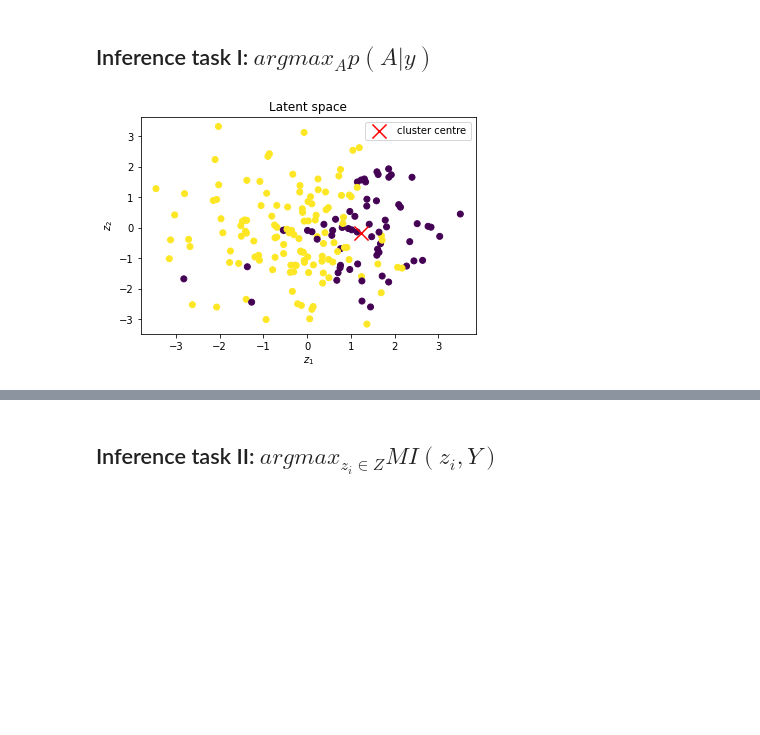
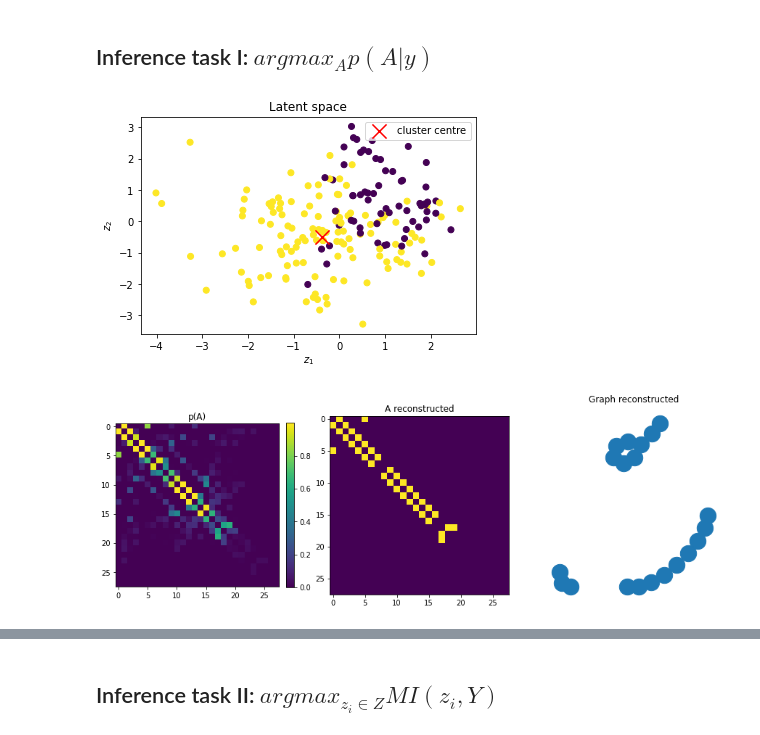
Before and after one commit to maxxxzdn/eegVAE, a Jupyter notebook: Notebook.ipynb, the cells around one changed output, grey strips where cells are left out. Cells and saved outputs as stored; diff of their text form; code cells hidden in the pictures; blank space fills up the shorter version.

```diff
--- a/Notebook.ipynb
+++ b/Notebook.ipynb
@@ -144,4 +151,22 @@ if model.latent_dim == 2:
 # %% [markdown]
 ## Inference task I: $argmax_{A}p(A|y)$
 # %%
-y = 0
+y = 1
+
+mask = create_mask(n_nodes)
+z_y = get_cluster(model, dataset, y)
+z_centre = cluster_centre(z_y)
+
+if model.latent_dim == 2:
+    visualize_z_space(z, data.y, z_centre.detach().numpy())
+
+a_y = model.decode(z_centre).unsqueeze(0)
+a_y = tensor_from_trian(a_y)
+
+a_y.view(model.n_nodes,model.n_nodes)
+a_y = (a_y*mask).detach().numpy().squeeze()
+
+visualize_adj_graph(a_y)
+# %% [output]
+[figure, added]
+[figure, added]
@@ -153,5 +172,0 @@ z_centre = cluster_centre(z_y)
-# %%
-if model.latent_dim == 2:
-    visualize_z_space(z, data.y, z_centre.detach().numpy())
-# %% [output]
-[figure, removed]
```
Also changed, not shown: parts of 14 cells of this notebook, 4 other files.
